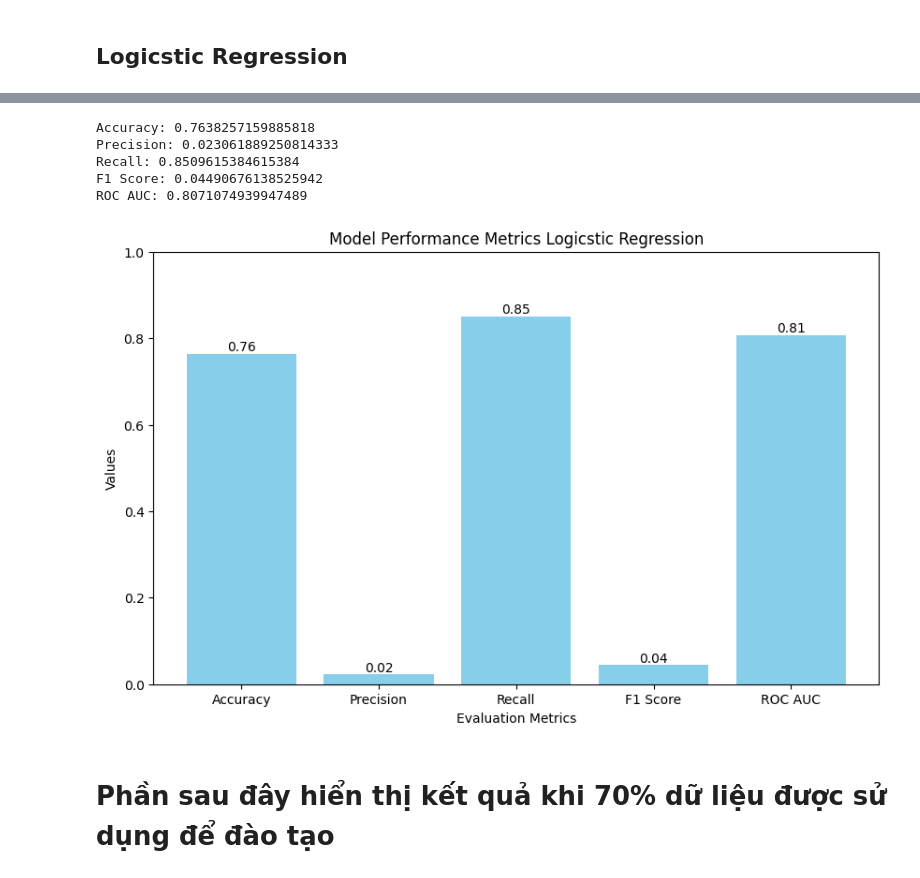
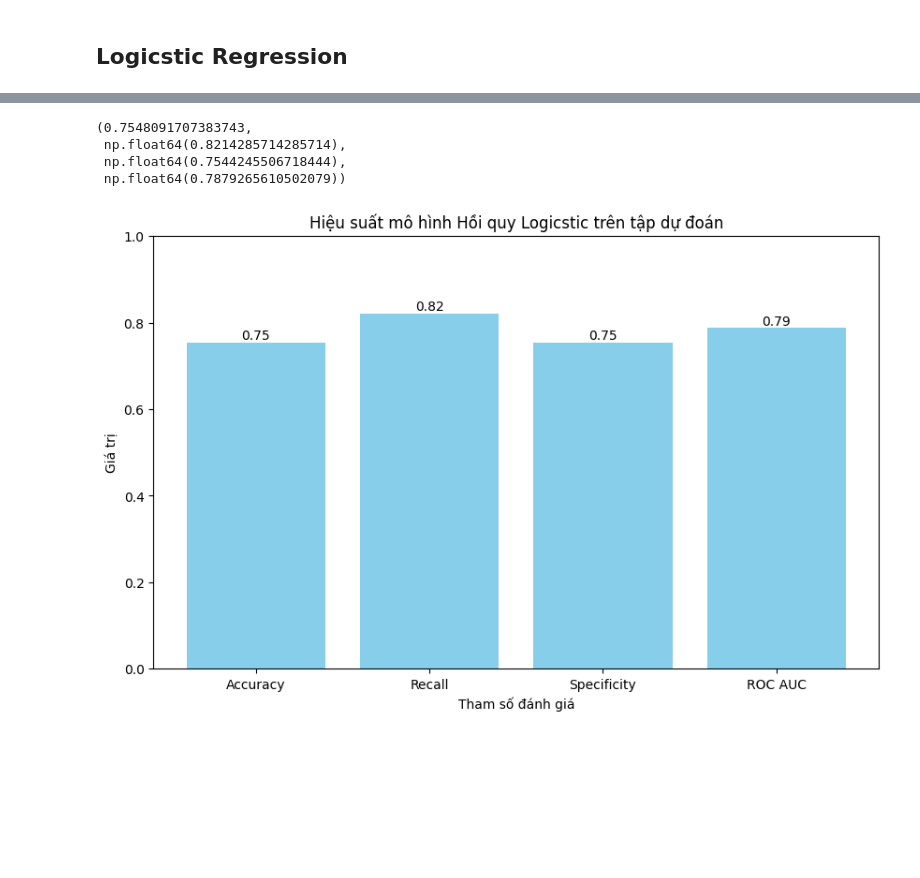
Before and after one commit to SlowJii/PTIT-CNN-Prediction-Cardiovascular, a Jupyter notebook: CNN-Cardiovascular-Prediction.ipynb, the cells around one changed output, grey strips where cells are left out. Cells and saved outputs as stored; diff of their text form; code cells hidden in the pictures; blank space fills up the shorter version.

```diff
--- a/CNN-Cardiovascular-Prediction.ipynb
+++ b/CNN-Cardiovascular-Prediction.ipynb
@@ -3871,9 +2860,8 @@ import matplotlib.pyplot as plt
 # Metrics values
 metrics_values = {
     'Accuracy': accuracy,
-    'Precision': precision,
     'Recall': recall,
-    'F1 Score': f1,
+    'Specificity': specificity,
     'ROC AUC': roc_auc
 }
 
@@ -4139,18 +3111,18 @@ import matplotlib.pyplot as plt
 # Metrics values
 metrics_values = {
     'Accuracy': accuracy,
-    'Precision': precision,
     'Recall': recall,
-    'F1 Score': f1,
+    'Specificity': specificity,
     'ROC AUC': roc_auc
 }
+
 
 # Plotting the metrics
 plt.figure(figsize=(10, 6))
 bars = plt.bar(metrics_values.keys(), metrics_values.values(), color='skyblue')
-plt.xlabel('Evaluation Metrics')
-plt.ylabel('Values')
-plt.title('Model Performance Metrics RF')
+plt.xlabel('Tham số đánh giá')
+plt.ylabel('Giá trị')
+plt.title('Hiệu suất mô hình Random Forest trên tập dự đoán')
 plt.ylim(0, 1)  # Set y-axis limit from 0 to 1
 
 # Adding value labels on each bar
@@ -4166,7 +3138,7 @@ plt.show()
 # %%
 from sklearn.linear_model import LogisticRegression
 clf = LogisticRegression(solver='lbfgs', max_iter=100000,
-                         class_weight={0: 1, 1: 3.0}, verbose=1, random_state=2)
+                         class_weight={0: 1, 1: 5.0}, verbose=1, random_state=2)
 # solver='lbfgs' Là thuật toán tối ưu hóa được sử dụng để tìm nghiệm cho bài toán hồi quy logistic.
 # lbfgs (Limited-memory BFGS) phù hợp với các bài toán có số lượng đặc trưng lớn và hoạt động tốt với mặc định.
 model = clf.fit(x_train_org, y_train_org)
@@ -4180,58 +3152,51 @@ print(confMat)
 # %%
-from sklearn.metrics import accuracy_score, precision_score, recall_score, f1_score, roc_auc_score
+# Import necessary libraries
+from sklearn.metrics import accuracy_score, recall_score, roc_auc_score
 
 # Confusion matrix values
 tn, fp, fn, tp = confMat.ravel()
 
-# True labels and predicted labels based on confusion matrix
+# True labels and predicted labels reconstruction based on confusion matrix
 y_true = [0] * (tn + fp) + [1] * (fn + tp)
 y_pred = [0] * tn + [1] * fp + [0] * fn + [1] * tp
 
-# Calculating metrics
+# Calculating accuracy, recall, specificity, and AUC-ROC
 accuracy = accuracy_score(y_true, y_pred)
-precision = precision_score(y_true, y_pred)
 recall = recall_score(y_true, y_pred)
-f1 = f1_score(y_true, y_pred)
+specificity = tn / (tn + fp)
 roc_auc = roc_auc_score(y_true, y_pred)
 
-print(f"Accuracy: {accuracy}")
-print(f"Precision: {precision}")
-print(f"Recall: {recall}")
-print(f"F1 Score: {f1}")
-print(f"ROC AUC: {roc_auc}")
+accuracy, recall, specificity, roc_auc
 # %% [output]
-Accuracy: 0.7638257159885818
-Precision: 0.023061889250814333
-Recall: 0.8509615384615384
-F1 Score: 0.04490676138525942
-ROC AUC: 0.8071074939947489
+(0.7548091707383743,
+ np.float64(0.8214285714285714),
+ np.float64(0.7544245506718444),
+ np.float64(0.7879265610502079))
 # %%
 import matplotlib.pyplot as plt
 
 # Metrics values
 metrics_values = {
     'Accuracy': accuracy,
-    'Precision': precision,
     'Recall': recall,
-    'F1 Score': f1,
+    'Specificity': specificity,
     'ROC AUC': roc_auc
 }
+
 
 # Plotting the metrics
 plt.figure(figsize=(10, 6))
 bars = plt.bar(metrics_values.keys(), metrics_values.values(), color='skyblue')
-plt.xlabel('Evaluation Metrics')
-plt.ylabel('Values')
-plt.title('Model Performance Metrics Logicstic Regression')
+plt.xlabel('Tham số đánh giá')
+plt.ylabel('Giá trị')
+plt.title('Hiệu suất mô hình Hồi quy Logicstic trên tập dự đoán')
 plt.ylim(0, 1)  # Set y-axis limit from 0 to 1
 
 # Adding value labels on each bar
 for bar in bars:
     yval = bar.get_height()
     plt.text(bar.get_x() + bar.get_width()/2, yval, round(yval, 2), ha='center', va='bottom')
 
 plt.show()
 # %% [output]
-[figure, old version]
+[figure, new version]
-# %% [markdown]
-# Phần sau đây hiển thị kết quả khi 70% dữ liệu được sử dụng để đào tạo
```
Also changed, not shown: parts of 108 cells of this notebook.
